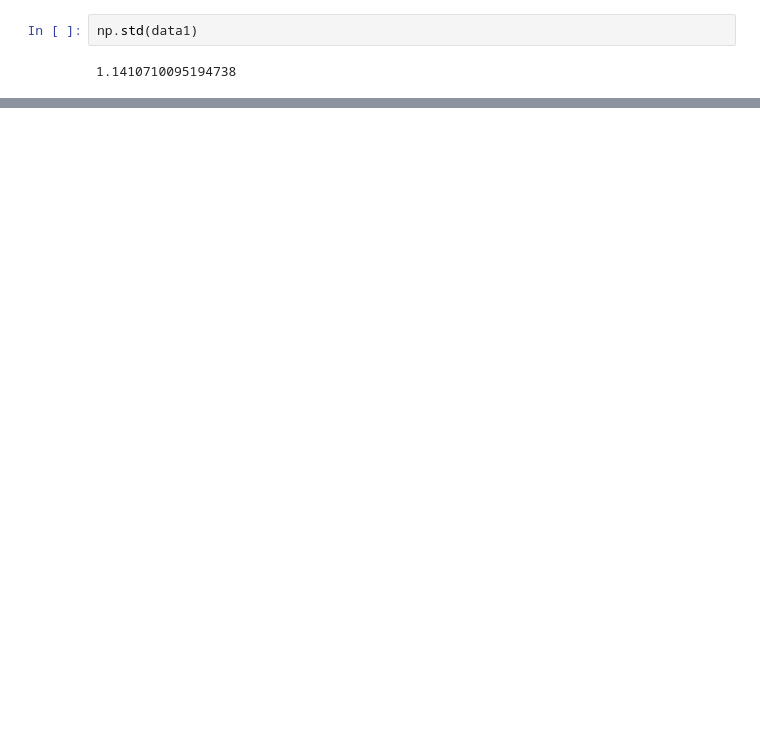
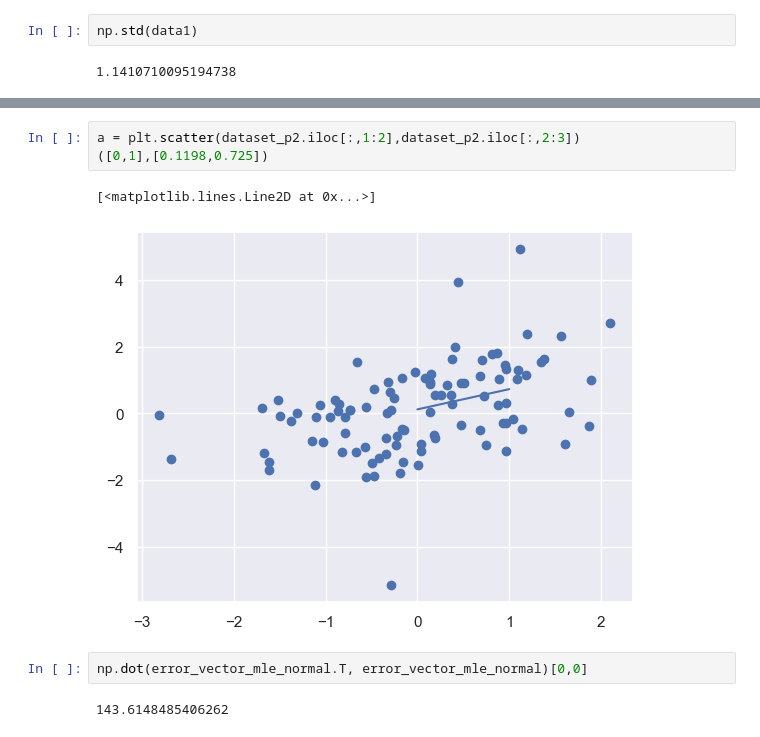
Before and after one commit to wc191/fintech545, a Jupyter notebook: Week02/test.ipynb, the cells around one changed output, grey strips where cells are left out. Saved outputs shown, nothing was run; the diff lists cells and outputs as text; blank space fills up the shorter version.

```diff
--- a/Week02/test.ipynb
+++ b/Week02/test.ipynb
@@ -129,0 +345,10 @@ np.std(data1)
+# %%
+a = plt.scatter(dataset_p2.iloc[:,1:2],dataset_p2.iloc[:,2:3])
+([0,1],[0.1198,0.725])
+# %% [output]
+[<matplotlib.lines.Line2D at 0x...>]
+[figure, added]
+# %%
+np.dot(error_vector_mle_normal.T, error_vector_mle_normal)[0,0]
+# %% [output]
+143.6148485406262
```
Also changed, not shown: parts of 8 cells of this notebook, 3 other files.
